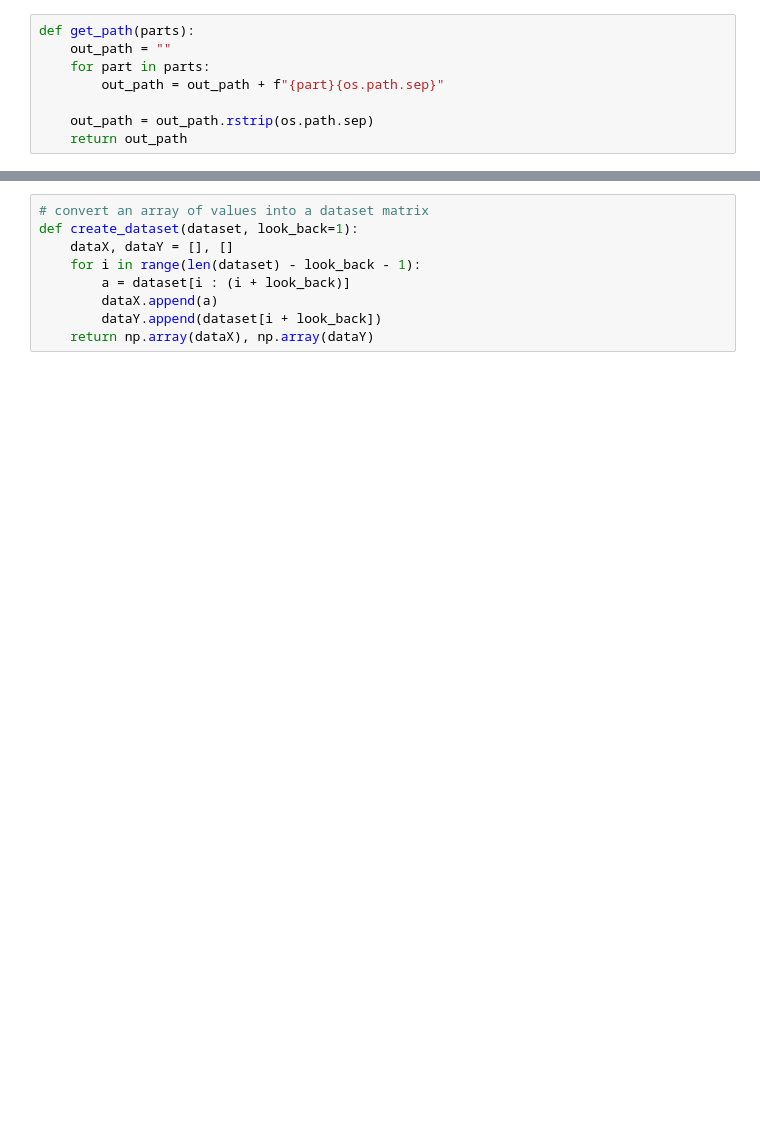
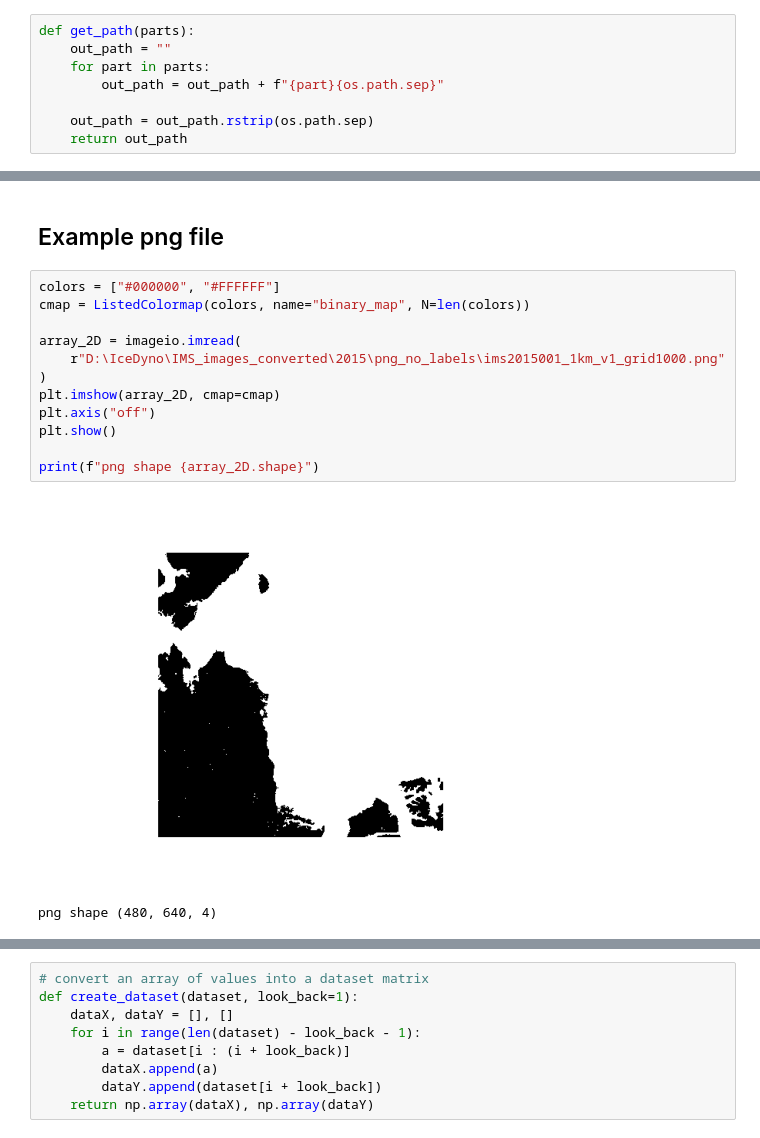
Before and after one commit to NOAA-HES-Capstone/icedyno, a Jupyter notebook: workspaces/brendon/Applying_LSTM_NETCD_Files.ipynb, the cells around one changed output, grey strips where cells are left out. Cells and saved outputs as stored; diff of their text form; blank space fills up the shorter version.

```diff
--- a/workspaces/brendon/Applying_LSTM_NETCD_Files.ipynb
+++ b/workspaces/brendon/Applying_LSTM_NETCD_Files.ipynb
@@ -76,0 +66,17 @@ print(len(train), len(test))
+# %% [markdown]
+## Example png file
+# %%
+colors = ["#000000", "#FFFFFF"]
+cmap = ListedColormap(colors, name="binary_map", N=len(colors))
+
+array_2D = imageio.imread(
+    r"D:\IceDyno\IMS_images_converted\2015\png_no_labels\ims2015001_1km_v1_grid1000.png"
+)
+plt.imshow(array_2D, cmap=cmap)
+plt.axis("off")
+plt.show()
+
+print(f"png shape {array_2D.shape}")
+# %% [output]
+[figure, added]
+png shape (480, 640, 4)
```
Also changed, not shown: parts of 33 cells of this notebook.
